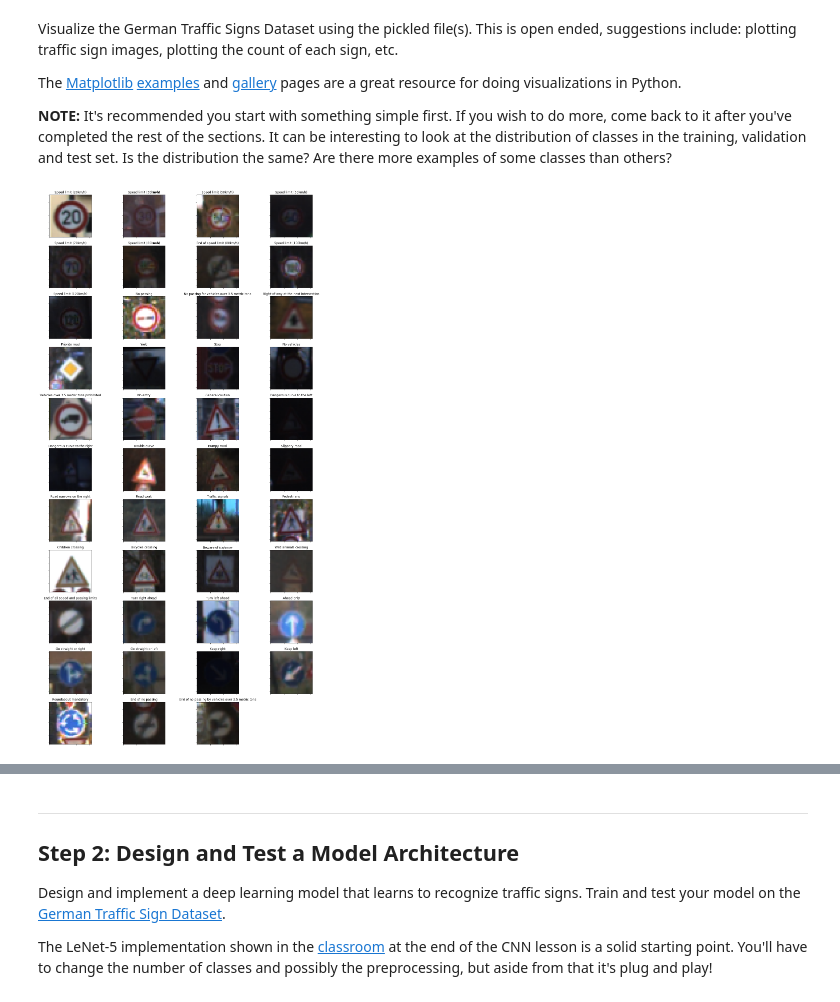
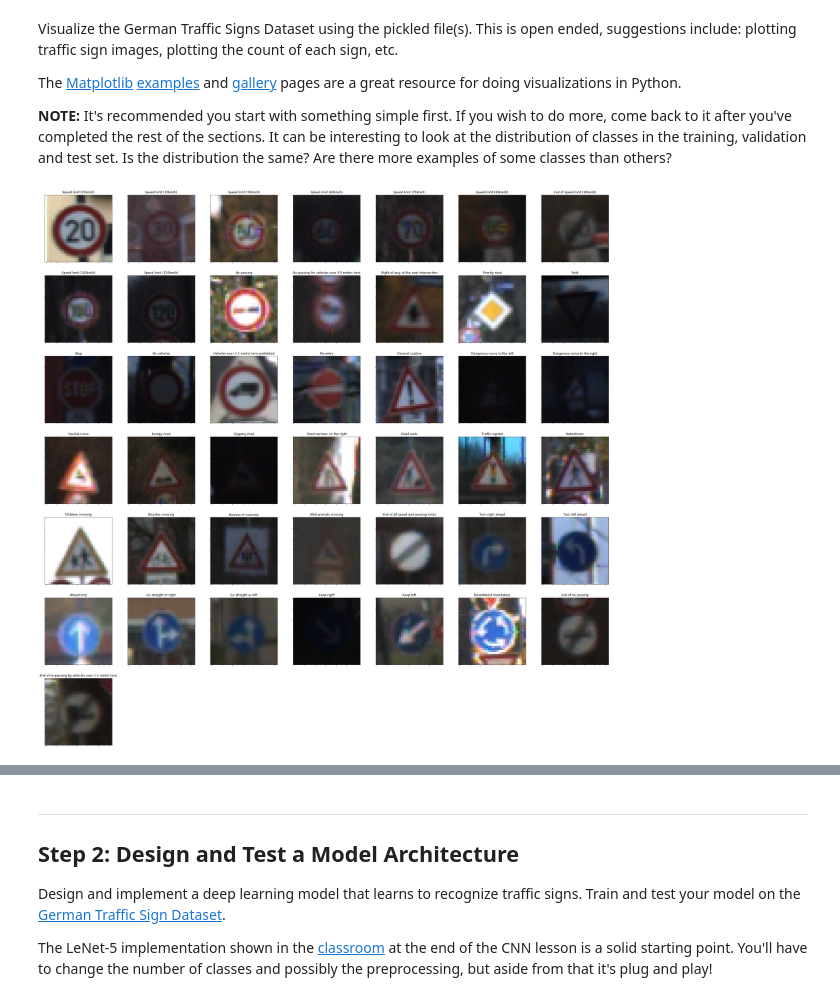
Before and after one commit to zxy1256/CarND-Traffic-Sign-Classifier-Project, a Jupyter notebook: Traffic_Sign_Classifier.ipynb, the cells around one changed output, grey strips where cells are left out. Saved outputs shown, nothing was run; the diff lists cells and outputs as text; code cells hidden in the pictures.

```diff
--- a/Traffic_Sign_Classifier.ipynb
+++ b/Traffic_Sign_Classifier.ipynb
@@ -103,25 +103,21 @@ def get_sign_name(sign_id):
 # %%
 import random
 import matplotlib.pyplot as plt
 # Visualizations will be shown in the notebook.
 %matplotlib inline
 
 index = random.randint(0, len(X_train))
 image = X_train[index].squeeze()
 
-#plt.figure(figsize=(1,1))
-#plt.imshow(image, cmap="gray")
-#print(y_train[index])
-#print(get_sign_name(y_train[index]))
-
 uniq_values, uniq_indices = np.unique(y_train, return_index=True)
-fig = plt.figure(figsize=(20, 40))
+fig = plt.figure(figsize=(40, 40))
 for i in range(0, len(uniq_indices)):
     ind = uniq_indices[i]
-    ax = fig.add_subplot(11, 4, i+1)
+    ax = fig.add_subplot(7, 7, i+1)
     ax.imshow(X_train[ind])
     ax.set_xticklabels([])
     ax.set_yticklabels([])
     ax.set_title(get_sign_name(y_train[ind]))
+fig.savefig('traffic_signs_and_name')
 # %% [output]
-[figure, old version]
+[figure, new version]
```
Also changed, not shown: parts of 22 cells of this notebook, 20 other files.
